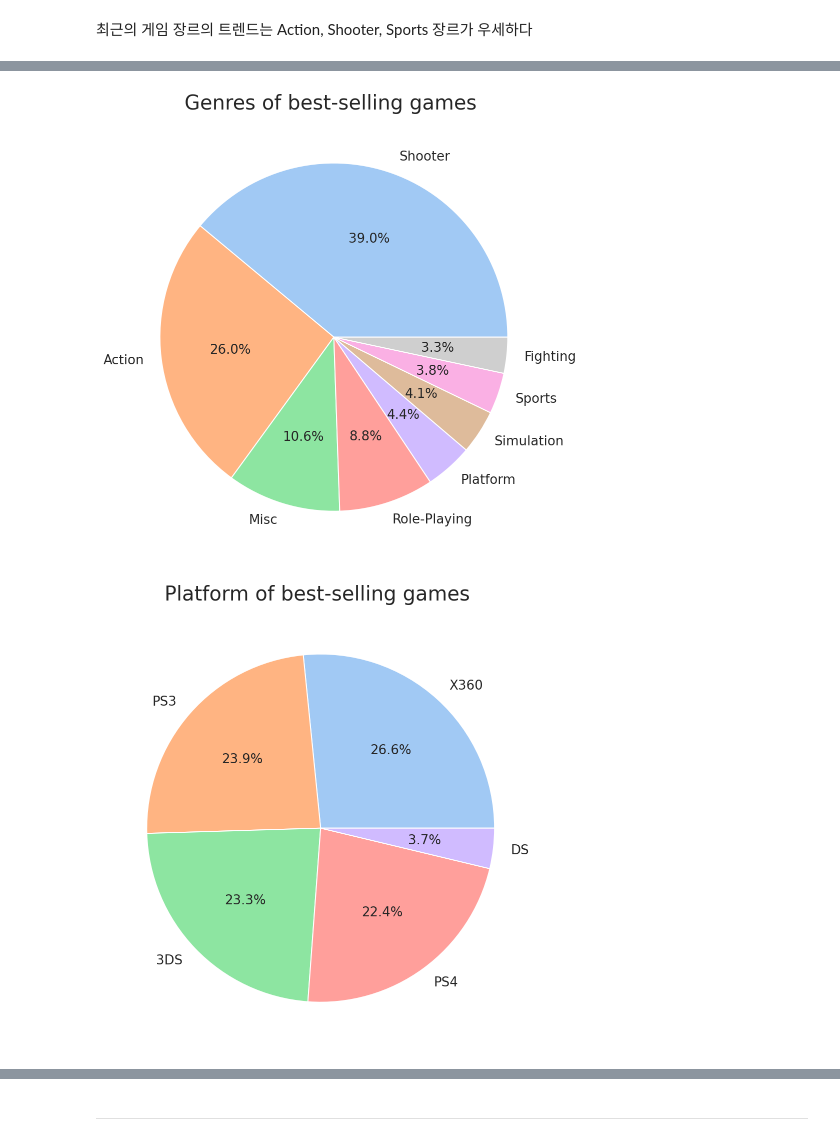
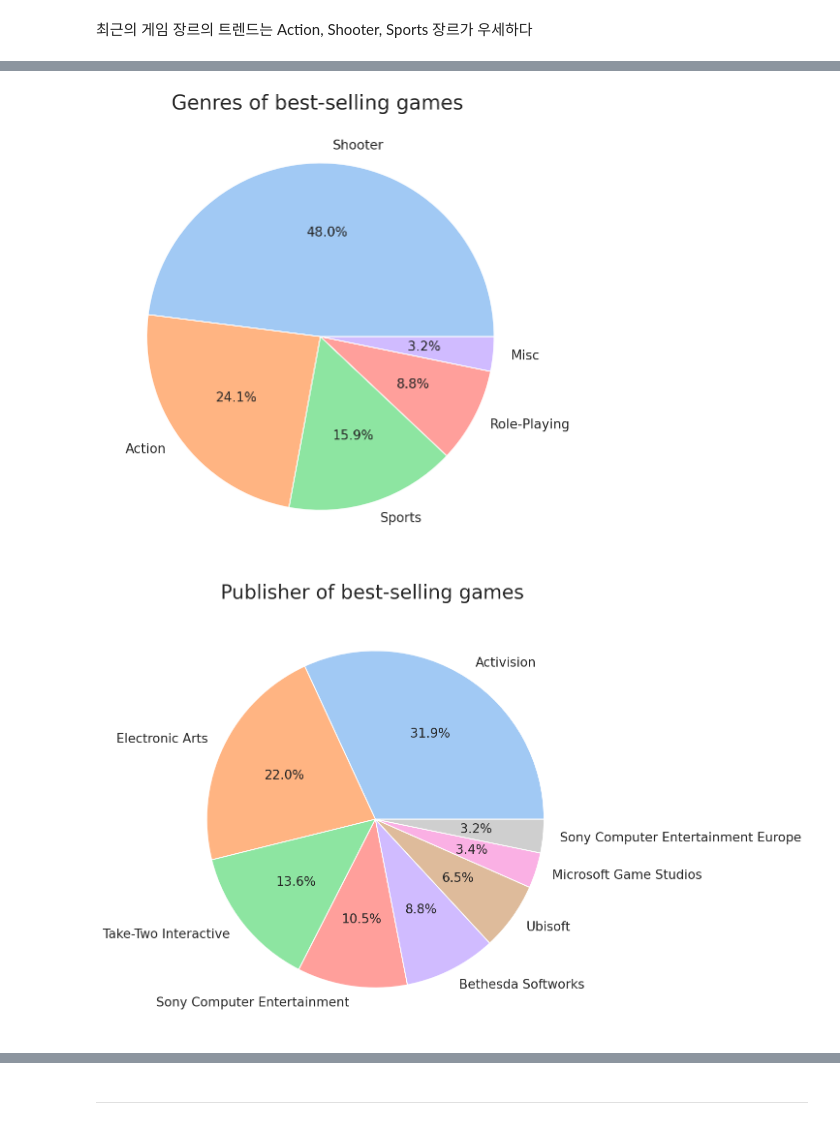
Before and after one commit to SYKIM5396/New_Game_Design, a Jupyter notebook: project1.ipynb, the cells around one changed output, grey strips where cells are left out. Drawn from its saved outputs; the diff is of its cells as text; code cells hidden in the pictures.

```diff
--- a/project1.ipynb
+++ b/project1.ipynb
@@ -586,0 +666,3 @@ plt.show();
+# %%
+#PS4 & XOne 데이터를 취합
+df_5 = df_clean[ (df_clean["Platform"] == "PS4") | (df_clean["Platform"] == "XOne") ]
@@ -589,6 +749,6 @@ plt.show();
 # %%
-#2011년부터 출고량이 가장 높은 게임 20타이틀의 데이터베이스
-bestseller = df_clean[df_clean.Year > 2011].sort_values(by='Total_sales',ascending=False)
+#PS4 & XOne 플랫폼의 출고량이 가장 높은 게임 20타이틀의 데이터베이스
+bestseller = df_5.sort_values(by='Total_sales',ascending=False)
 bestseller = bestseller.head(20).reset_index(drop=True)
 bestseller
 # %% [output]
@@ -656,18 +816,18 @@ plt.title("Genres of best-selling games ",fontsize=20, pad=10)
 
 plt.show()
 # %% [output]
-[figure, old version]
+[figure, new version]
 # %%
-# 출고량 20위 게임들의 플랫폼 파악
-best_title_Platform = bestseller.groupby(by=['Platform'],as_index=False)["Total_sales"].sum().sort_values(by='Total_sales',ascending=False).reset_index(drop=True)
+# 출고량 20위 게임들의 퍼블리셔 파악
+best_title_Publisher = bestseller.groupby(by=['Publisher'],as_index=False)["Total_sales"].sum().sort_values(by='Total_sales',ascending=False).reset_index(drop=True)
 
-labels = best_title_Platform['Platform']
+labels = best_title_Publisher['Publisher']
 
 plt.figure(figsize=(10, 8))
 colors = sns.color_palette('pastel')
-plt.pie(best_title_Platform["Total_sales"],labels=labels, colors = colors, autopct='%1.1f%%',textprops={'fontsize': 13})
-plt.title("Platform of best-selling games ",fontsize=20, pad=10)
+plt.pie(best_title_Publisher["Total_sales"],labels=labels, colors = colors, autopct='%1.1f%%',textprops={'fontsize': 13})
+plt.title("Publisher of best-selling games ",fontsize=20, pad=10)
 
 plt.show()
 # %% [output]
-[figure, old version]
+[figure, new version]
```
Also changed, not shown: parts of 66 cells of this notebook.
